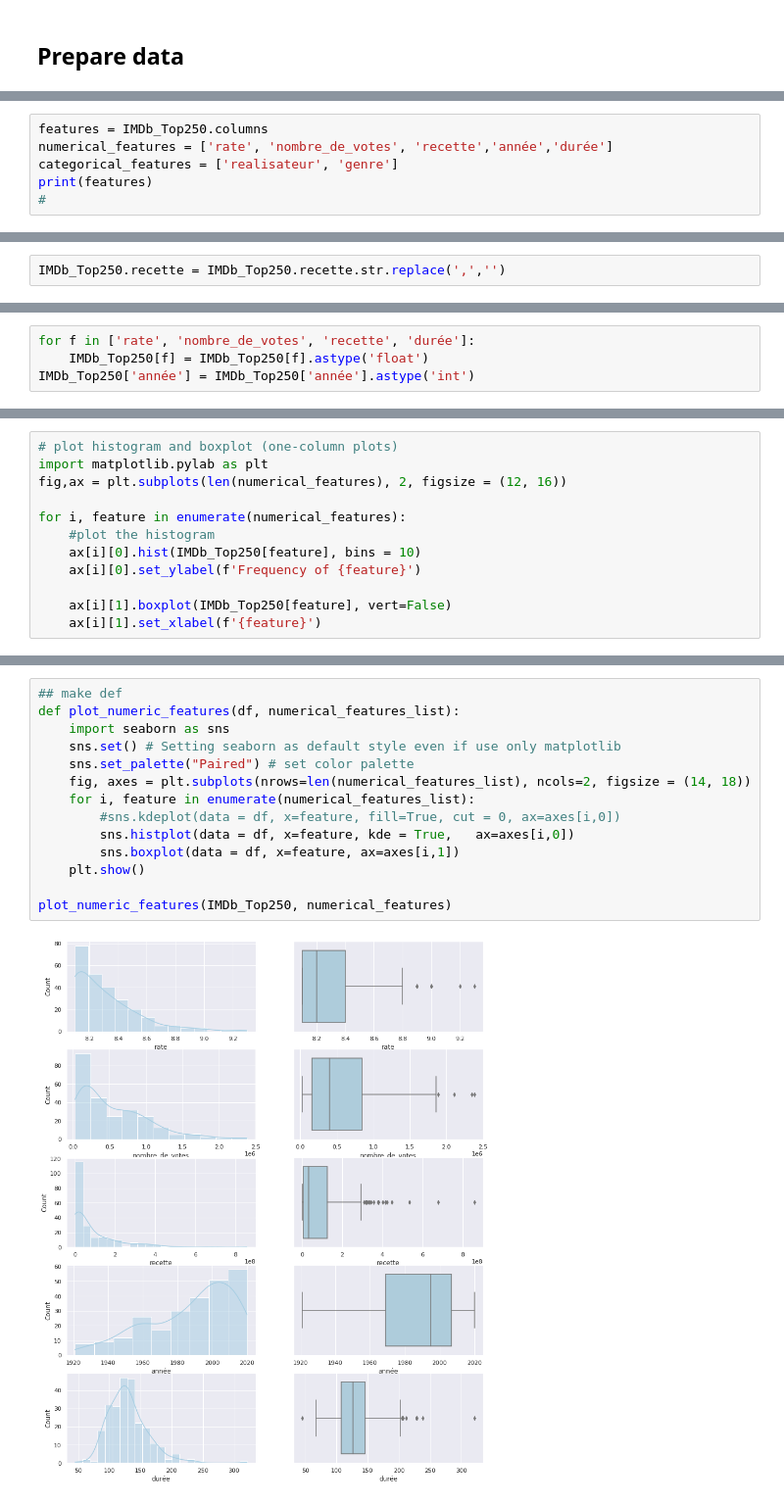
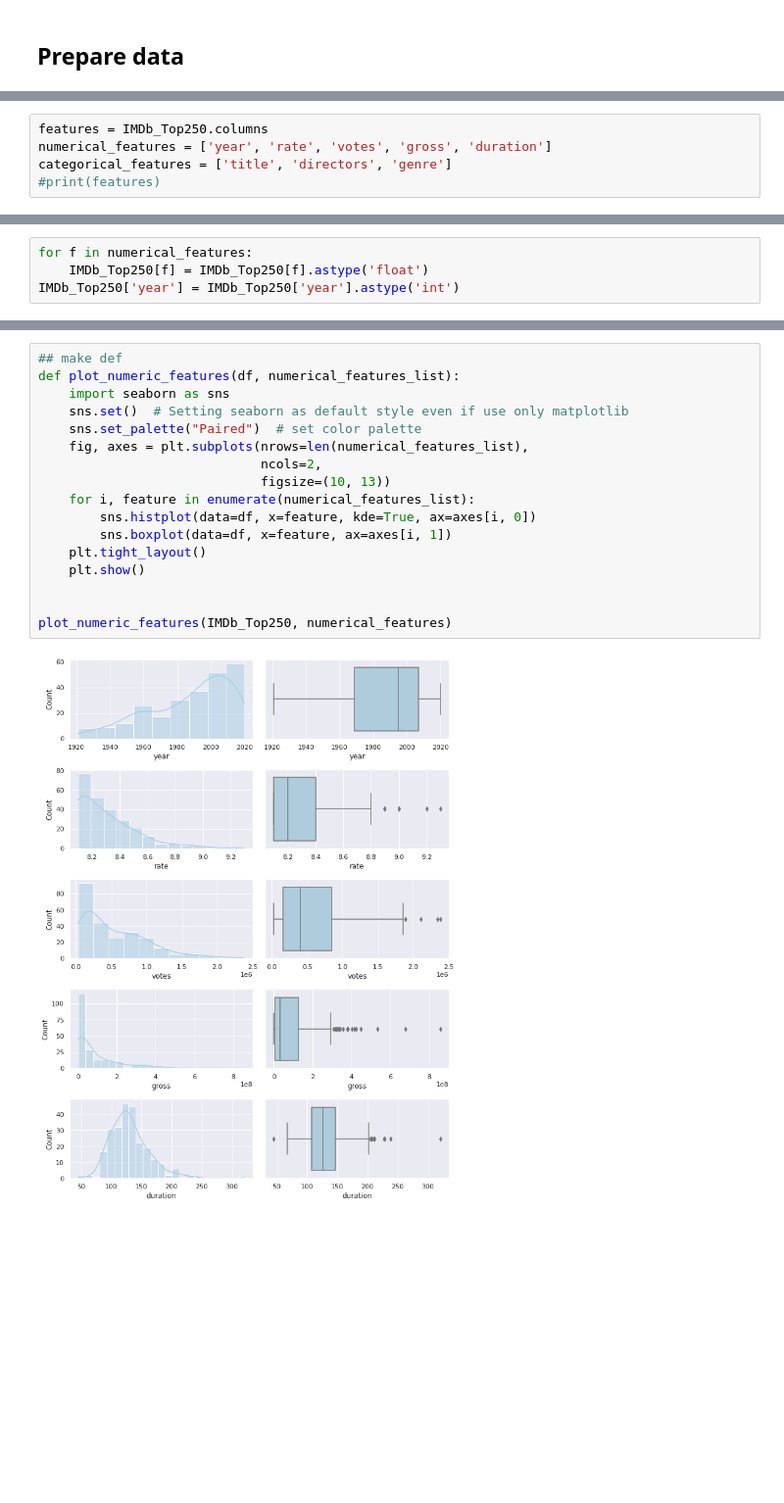
Before and after one commit to rolandina/Analyse_TOP_250_IMBD, a Jupyter notebook: Analyse_TOP_250_IMBD.ipynb, the cells around one changed output, grey strips where cells are left out. Shown: that part at 98% size. Cells and saved outputs as stored; diff of their text form; blank space fills up the shorter version.

Commit message:
- translate code in english - write many new functions to structure the code - add analysis of directors and genres - add analysis gross by decade - start to write ml models

```diff
--- a/Analyse_TOP_250_IMBD.ipynb
+++ b/Analyse_TOP_250_IMBD.ipynb
@@ -134,7 +170,6 @@ dtypes: object(8)
 memory usage: 17.6+ KB
 # %%
 features = IMDb_Top250.columns
-numerical_features = ['rate', 'nombre_de_votes', 'recette','année','durée']
-categorical_features = ['realisateur', 'genre']
-print(features)
-#
+numerical_features = ['year', 'rate', 'votes', 'gross', 'duration']
+categorical_features = ['title', 'directors', 'genre']
+#print(features)
@@ -159,2 +175,0 @@ array(['1994', '1972', '2008', '1974', '1957', '2003', '1993', '2010',
-# %%
-IMDb_Top250.recette = IMDb_Top250.recette.str.replace(',','')
@@ -161,7 +191,7 @@ IMDb_Top250.recette = IMDb_Top250.recette.str.replace(',','')
 # %%
-for f in ['rate', 'nombre_de_votes', 'recette', 'durée']:
+for f in numerical_features:
     IMDb_Top250[f] = IMDb_Top250[f].astype('float')
-IMDb_Top250['année'] = IMDb_Top250['année'].astype('int')
+IMDb_Top250['year'] = IMDb_Top250['year'].astype('int')
 # %%
 IMDb_Top250.info()
 # %% [output]
@@ -183,12 +213,0 @@ memory usage: 17.6+ KB
-# %%
-# plot histogram and boxplot (one-column plots)
-import matplotlib.pylab as plt
-fig,ax = plt.subplots(len(numerical_features), 2, figsize = (12, 16))
-
-for i, feature in enumerate(numerical_features):
-    #plot the histogram
-    ax[i][0].hist(IMDb_Top250[feature], bins = 10)
-    ax[i][0].set_ylabel(f'Frequency of {feature}')
-
-    ax[i][1].boxplot(IMDb_Top250[feature], vert=False)
-    ax[i][1].set_xlabel(f'{feature}')
@@ -197,16 +216,19 @@ for i, feature in enumerate(numerical_features):
 # %%
 ## make def
 def plot_numeric_features(df, numerical_features_list):
     import seaborn as sns
-    sns.set() # Setting seaborn as default style even if use only matplotlib
-    sns.set_palette("Paired") # set color palette
-    fig, axes = plt.subplots(nrows=len(numerical_features_list), ncols=2, figsize = (14, 18))
+    sns.set()  # Setting seaborn as default style even if use only matplotlib
+    sns.set_palette("Paired")  # set color palette
+    fig, axes = plt.subplots(nrows=len(numerical_features_list),
+                             ncols=2,
+                             figsize=(10, 13))
     for i, feature in enumerate(numerical_features_list):
-        #sns.kdeplot(data = df, x=feature, fill=True, cut = 0, ax=axes[i,0])
-        sns.histplot(data = df, x=feature, kde = True,   ax=axes[i,0])
-        sns.boxplot(data = df, x=feature, ax=axes[i,1])
+        sns.histplot(data=df, x=feature, kde=True, ax=axes[i, 0])
+        sns.boxplot(data=df, x=feature, ax=axes[i, 1])
+    plt.tight_layout()
     plt.show()
 
+
 plot_numeric_features(IMDb_Top250, numerical_features)
 # %% [output]
-[figure, old version]
+[figure, new version]
```
Also changed, not shown: parts of 56 cells of this notebook.
